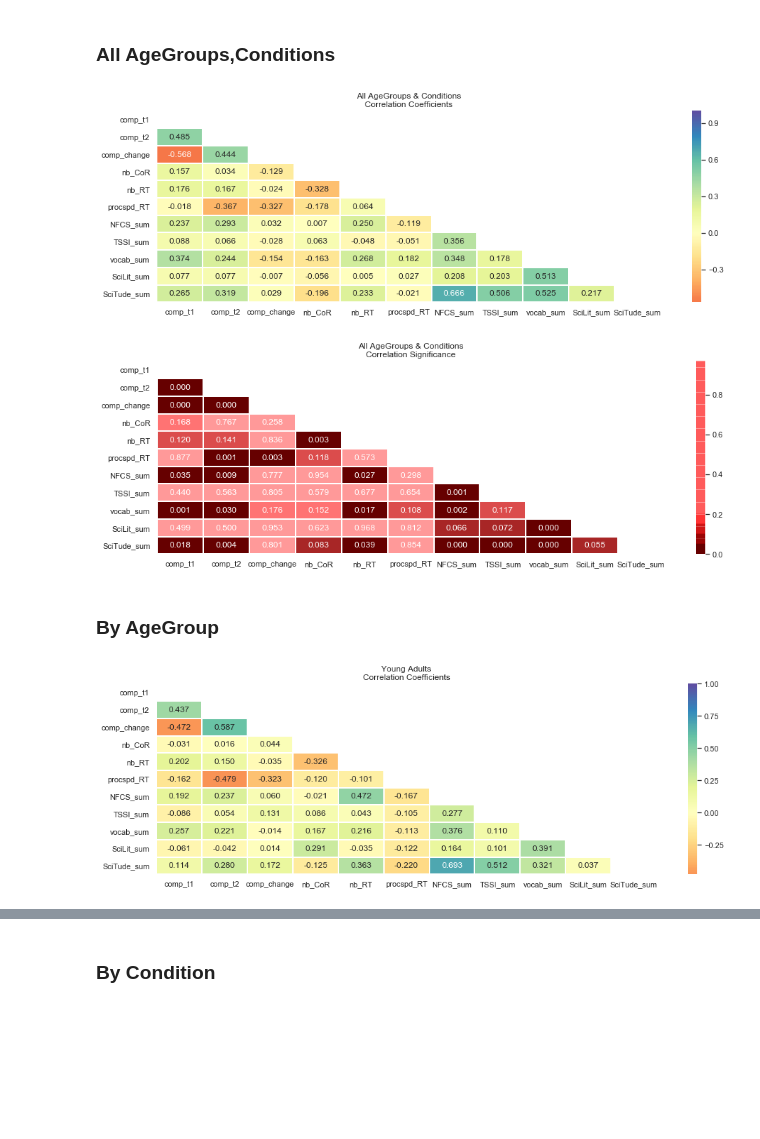
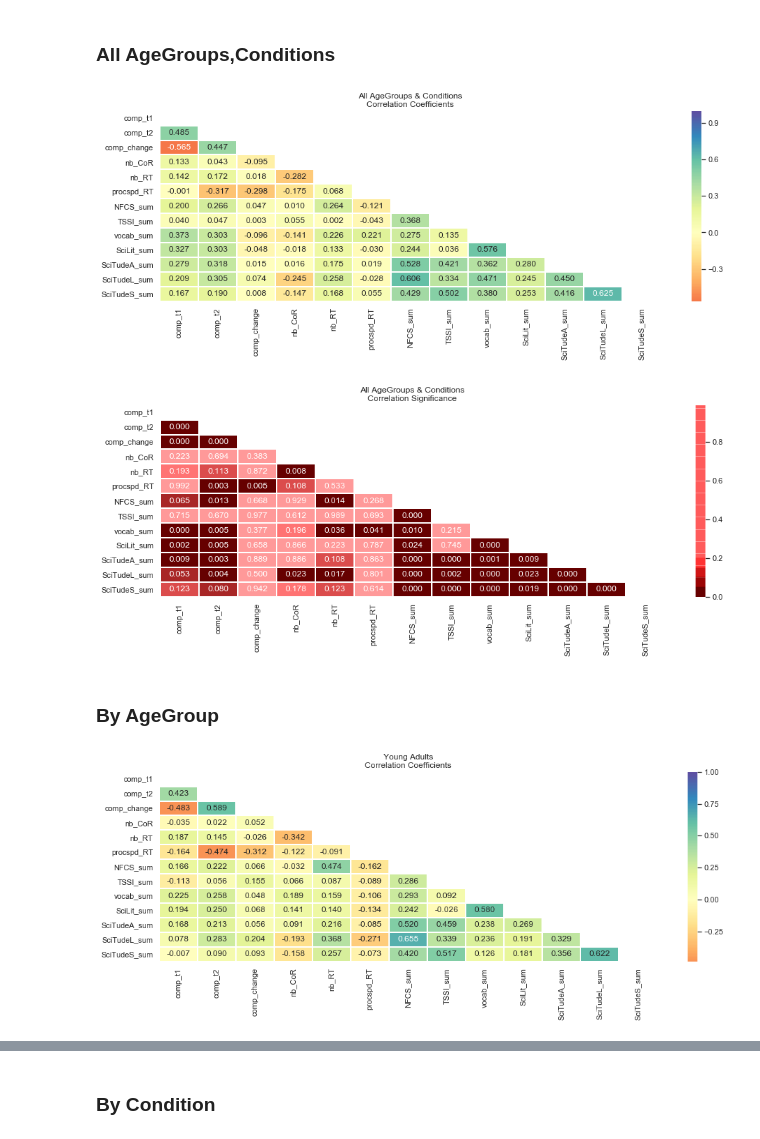
Before and after one commit to lighthall-lab/scilearn, a Jupyter notebook: 1.1.analysis.ipynb, the cells around one changed output, grey strips where cells are left out. Saved outputs shown, nothing was run; the diff lists cells and outputs as text; code cells hidden in the pictures; blank space fills up the shorter version.

Commit message:
better selection of demographic aggregates, updated figures, data update

```diff
--- a/1.1.analysis.ipynb
+++ b/1.1.analysis.ipynb
@@ -45,0 +31,6 @@ df
+# %%
+df = data.groupby(['AgeGroup','Condition']).agg({
+    'sub':'count', 'Age':'mean', 'Gender':'mean', 'SciField':'mean',
+    'comp_change':'mean', 'comp_t1':'mean', 'comp_t2':'mean'
+})
+df
@@ -46,9 +46,9 @@ df
 # %% [markdown]
 # Group comparisons
 # %%
-vars_of_interest = ['comp_t1','comp_t2','comp_change','nb_CoR','nb_RT',
-                    'procspd_RT','NFCS_sum','TSSI_sum',
-                    'vocab_sum','SciLit_sum','SciTude_sum']
+vars_of_interest = ['comp_t1', 'comp_t2', 'comp_change', 'nb_CoR', 'nb_RT', 'procspd_RT',
+                    'NFCS_sum','TSSI_sum', 'vocab_sum','SciLit_sum',
+                    'SciTudeA_sum','SciTudeL_sum','SciTudeS_sum']
 # %%
 grps_of_interest = ['Condition','AgeGroup',['AgeGroup','Condition']]
 # %% [markdown]
@@ -111,15 +111,15 @@ sig_df = sig_table(slim_data)
 # %%
 fpath = os.path.join('..','derivatives','figures','allgroups_correlations.png')
 fig = correlation_matrix(corr_df,'All AgeGroups & Conditions')
-fig.get_figure().savefig(fpath)
+fig.get_figure().savefig(fpath, bbox_inches='tight')
 # %% [output]
-[figure, old version]
+[figure, new version]
 # %%
 fpath = os.path.join('..','derivatives','figures','allgroups_significance.png')
 fig = significance_matrix(sig_df,'All AgeGroups & Conditions')
-fig.get_figure().savefig(fpath)
+fig.get_figure().savefig(fpath, bbox_inches='tight')
 # %% [output]
-[figure, old version]
+[figure, new version]
 # %% [markdown]
 ### By AgeGroup
 # %%
@@ -133,9 +133,9 @@ oa_sig_df = sig_table(oa_data)
 # %%
 fig = correlation_matrix(ya_corr_df,'Young Adults')
 fpath = os.path.join('..','derivatives','figures','ya_correlations.png')
-fig.get_figure().savefig(fpath)
+fig.get_figure().savefig(fpath, bbox_inches='tight')
 # %% [output]
-[figure, old version]
+[figure, new version]
 # %%
 fig = significance_matrix(ya_sig_df,'Young Adults')
 fpath = os.path.join('..','derivatives','figures','ya_significance.png')
```
Also changed, not shown: parts of 16 cells of this notebook.
